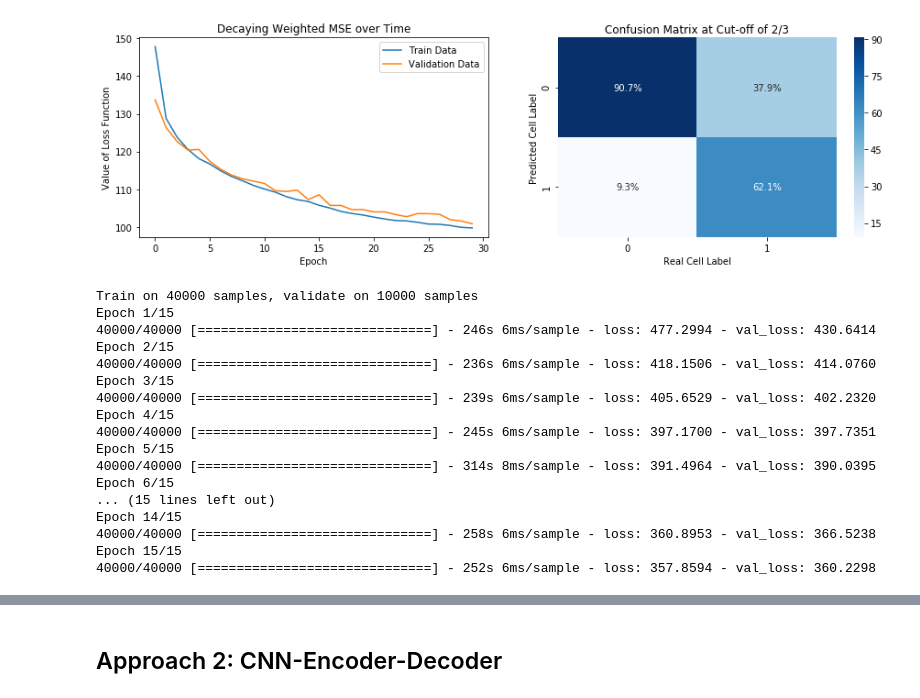
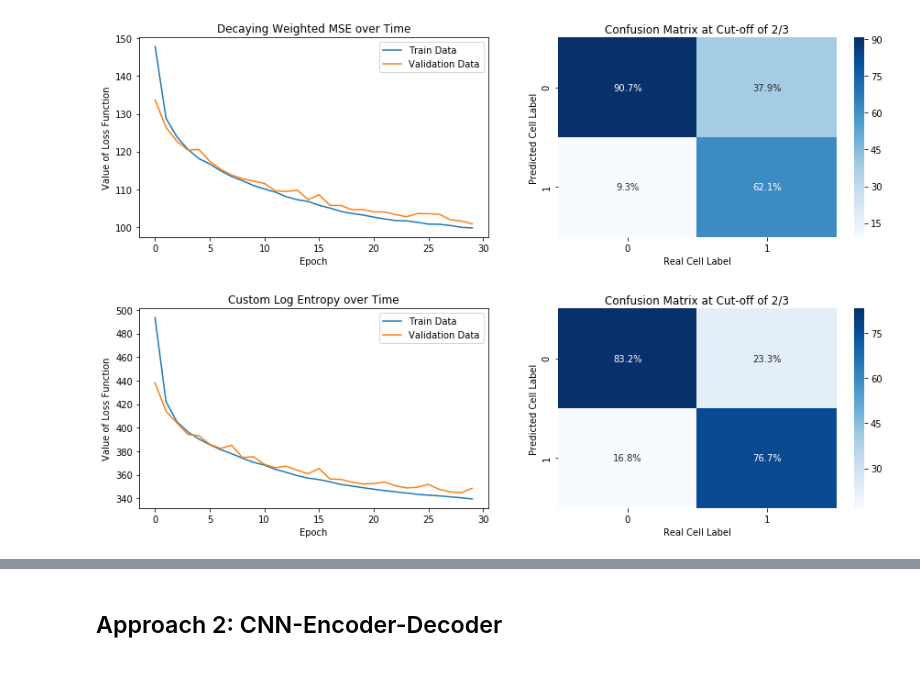
Before and after one commit to navyamehta/ai-research-projects, a Jupyter notebook: kaggle-GOL-CNN-encoder/Game of Life Reversal.ipynb, the cells around one changed output, grey strips where cells are left out. Saved outputs shown, nothing was run; the diff lists cells and outputs as text; code cells hidden in the pictures.

```diff
--- a/kaggle-GOL-CNN-encoder/Game of Life Reversal.ipynb
+++ b/kaggle-GOL-CNN-encoder/Game of Life Reversal.ipynb
@@ -162,28 +162,12 @@ class LogEntropy:
         if (epoch<self.endepoch) and (epoch!=0):
             self.weight-=self.decay
 # %%
-numepochs, decayepochs = 15,10
+numepochs, decayepochs = 30,22
 lossclass = LogEntropy(5, 1, decayepochs)
 losscallback = LossCallBack(lossclass)
 model = build_model(lossclass.loss)
-hist = model.fit([X1[:40000],X2[:40000]],Y[:40000], batch_size=256, epochs=numepochs,
-                 #verbose=False,
+hist = model.fit([X1[:40000],X2[:40000]],Y[:40000], batch_size=256, epochs=numepochs, verbose=False,
                  validation_data=([X1[40000:], X2[40000:]], Y[40000:]), callbacks=[losscallback])
+plotter(model, hist, "Custom Log Entropy")
 # %% [output]
-Train on 40000 samples, validate on 10000 samples
-Epoch 1/15
-40000/40000 [==============================] - 246s 6ms/sample - loss: 477.2994 - val_loss: 430.6414
-Epoch 2/15
-40000/40000 [==============================] - 236s 6ms/sample - loss: 418.1506 - val_loss: 414.0760
-Epoch 3/15
-40000/40000 [==============================] - 239s 6ms/sample - loss: 405.6529 - val_loss: 402.2320
-Epoch 4/15
-40000/40000 [==============================] - 245s 6ms/sample - loss: 397.1700 - val_loss: 397.7351
-Epoch 5/15
-40000/40000 [==============================] - 314s 8ms/sample - loss: 391.4964 - val_loss: 390.0395
-Epoch 6/15
-... (15 lines left out)
-Epoch 14/15
-40000/40000 [==============================] - 258s 6ms/sample - loss: 360.8953 - val_loss: 366.5238
-Epoch 15/15
-40000/40000 [==============================] - 252s 6ms/sample - loss: 357.8594 - val_loss: 360.2298
+[figure, added]
```
Also changed, not shown: parts of 11 cells of this notebook.
